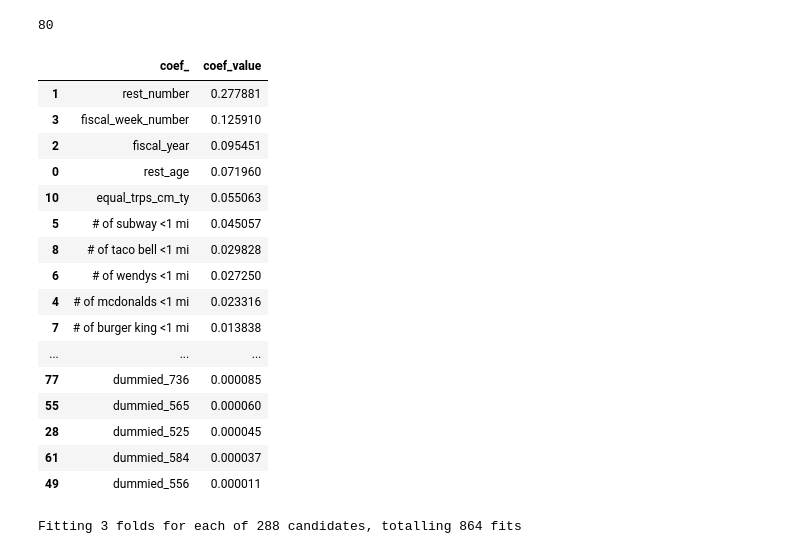
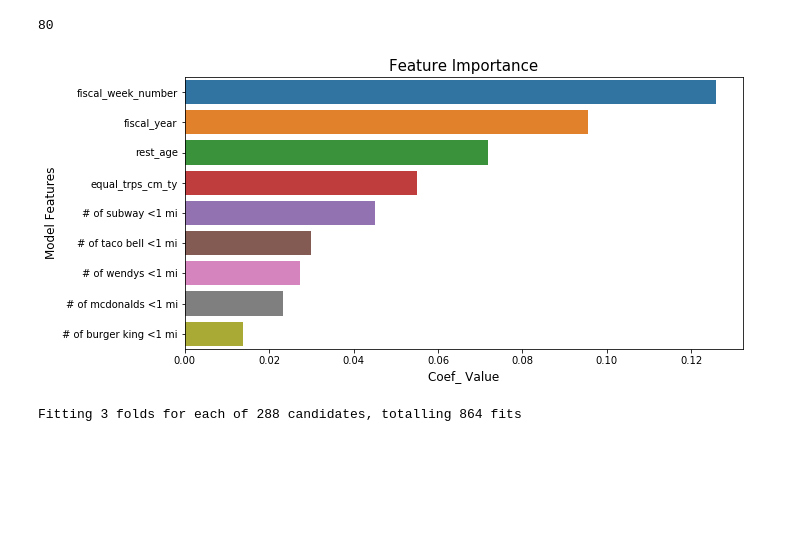
Before and after one commit to will4865/Inspire-Brands-Case-Study, a Jupyter notebook: technical-case-study.ipynb, the cells around one changed output. Saved outputs shown, nothing was run; the diff lists cells and outputs as text; code cells hidden in the pictures; blank space fills up the shorter version.

```diff
--- a/technical-case-study.ipynb
+++ b/technical-case-study.ipynb
@@ -1434,26 +1449,16 @@ len(X_train.columns)
 coef_dict = dict(zip(X_train.columns, rfcr.feature_importances_))
 # %%
 feature_importances = pd.DataFrame(coef_dict.items(), columns=['coef_', 'coef_value'])
-# %%
-feature_importances.sort_values('coef_value', ascending = False)
-# %% [output]
-|  | coef_ | coef_value |
-| 1 | rest_number | 0.277881 |
-| 3 | fiscal_week_number | 0.125910 |
-| 2 | fiscal_year | 0.095451 |
-| 0 | rest_age | 0.071960 |
-| 10 | equal_trps_cm_ty | 0.055063 |
-| 5 | # of subway <1 mi | 0.045057 |
-| 8 | # of taco bell <1 mi | 0.029828 |
-| 6 | # of wendys <1 mi | 0.027250 |
-| 4 | # of mcdonalds <1 mi | 0.023316 |
-| 7 | # of burger king <1 mi | 0.013838 |
-| ... | ... | ... |
-| 77 | dummied_736 | 0.000085 |
-| 55 | dummied_565 | 0.000060 |
-| 28 | dummied_525 | 0.000045 |
-| 61 | dummied_584 | 0.000037 |
-| 49 | dummied_556 | 0.000011 |
+# %%
+plt.figure(figsize = (10,5))
+sns.barplot(feature_importances.sort_values('coef_value', ascending = False)[1:10]['coef_value'],
+            feature_importances.sort_values('coef_value', ascending = False)[1:10]['coef_'], orient = 'h')
+plt.title('Feature Importance', size = 15)
+plt.ylabel('Model Features', size = 12)
+plt.xlabel('Coef_ Value', size = 12)
+plt.show()
+# %% [output]
+[figure, added]
 # %%
 param_grid = {
     'max_depth': [80, 90, 100, 110],
```
Also changed, not shown: parts of 1 cell of this notebook.
